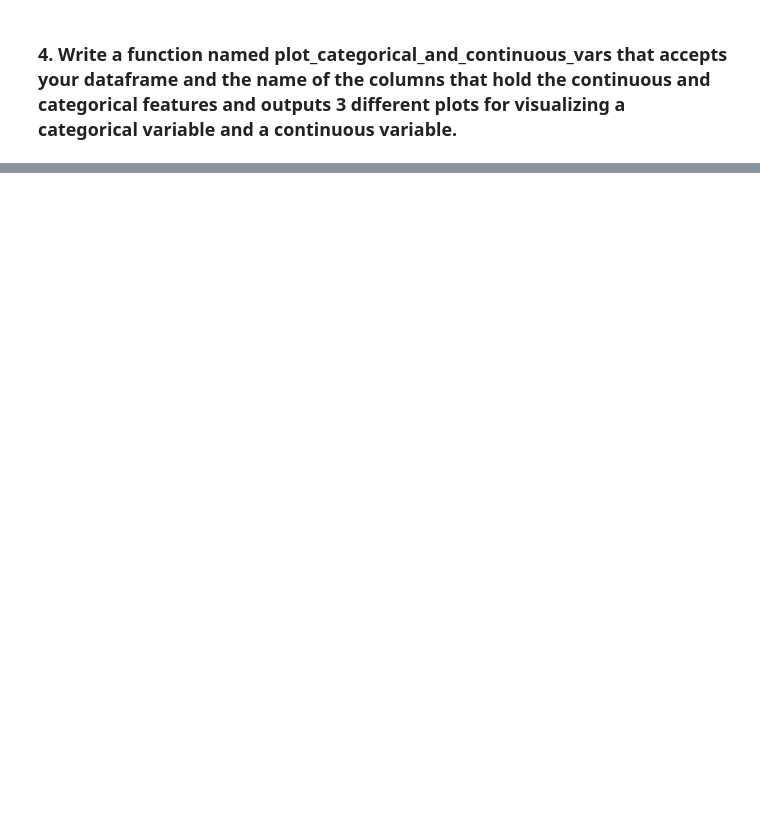
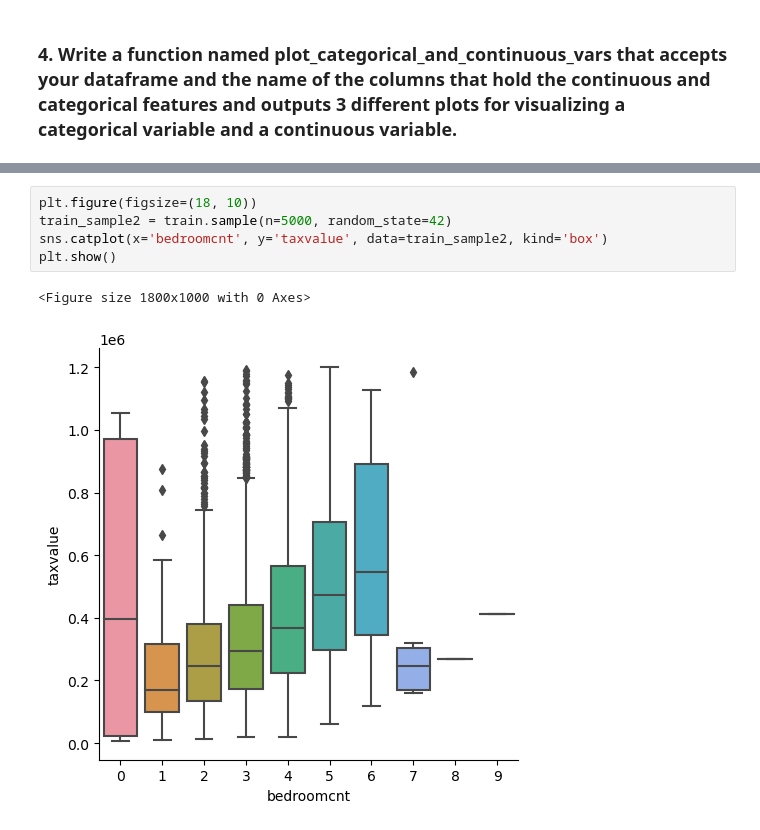
Before and after one commit to Brian-ONeil/regression-exercises, a Jupyter notebook: explore.ipynb, the cells around one changed output, grey strips where cells are left out. Drawn from its saved outputs; the diff is of its cells as text; blank space fills up the shorter version.

```diff
--- a/explore.ipynb
+++ b/explore.ipynb
@@ -85,0 +101,8 @@ exp.plot_categorical_and_continuous_vars(train.sample(5000), 'taxvalue', 'bedroo
+# %%
+plt.figure(figsize=(18, 10))
+train_sample2 = train.sample(n=5000, random_state=42)
+sns.catplot(x='bedroomcnt', y='taxvalue', data=train_sample2, kind='box')
+plt.show()
+# %% [output]
+<Figure size 1800x1000 with 0 Axes>
+[figure, added]
```
Also changed, not shown: parts of 17 cells of this notebook, 2 other files.
